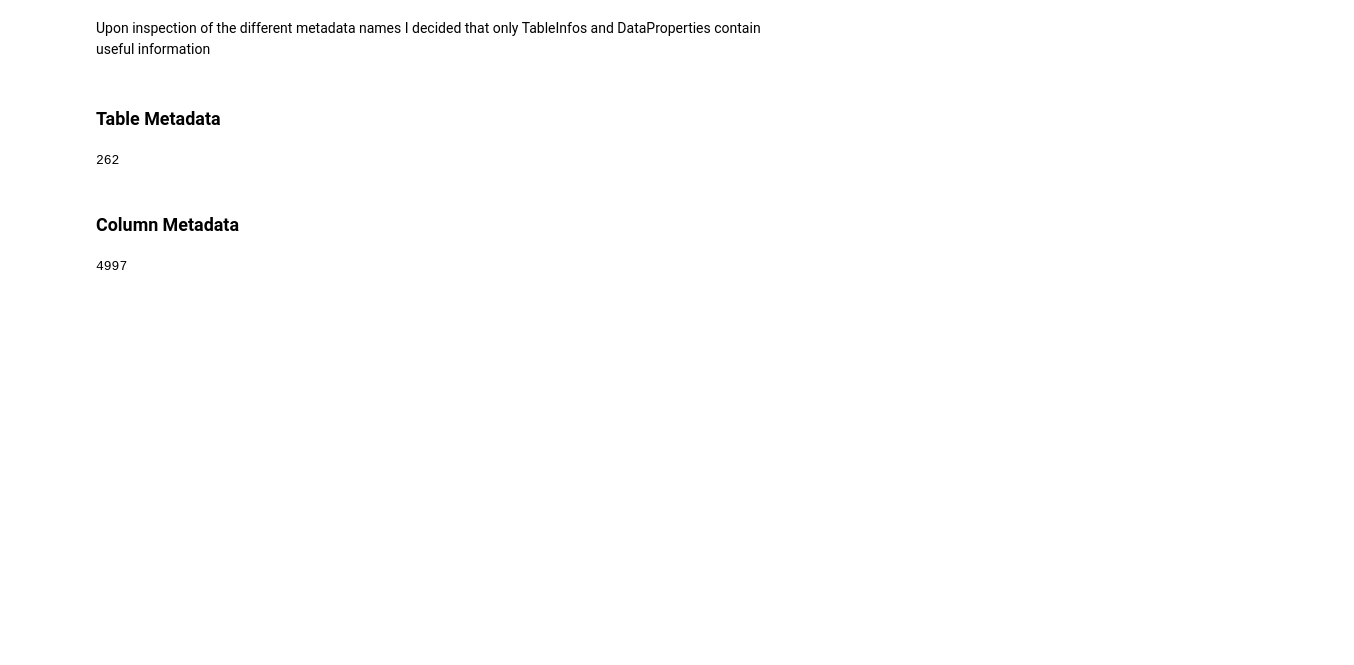
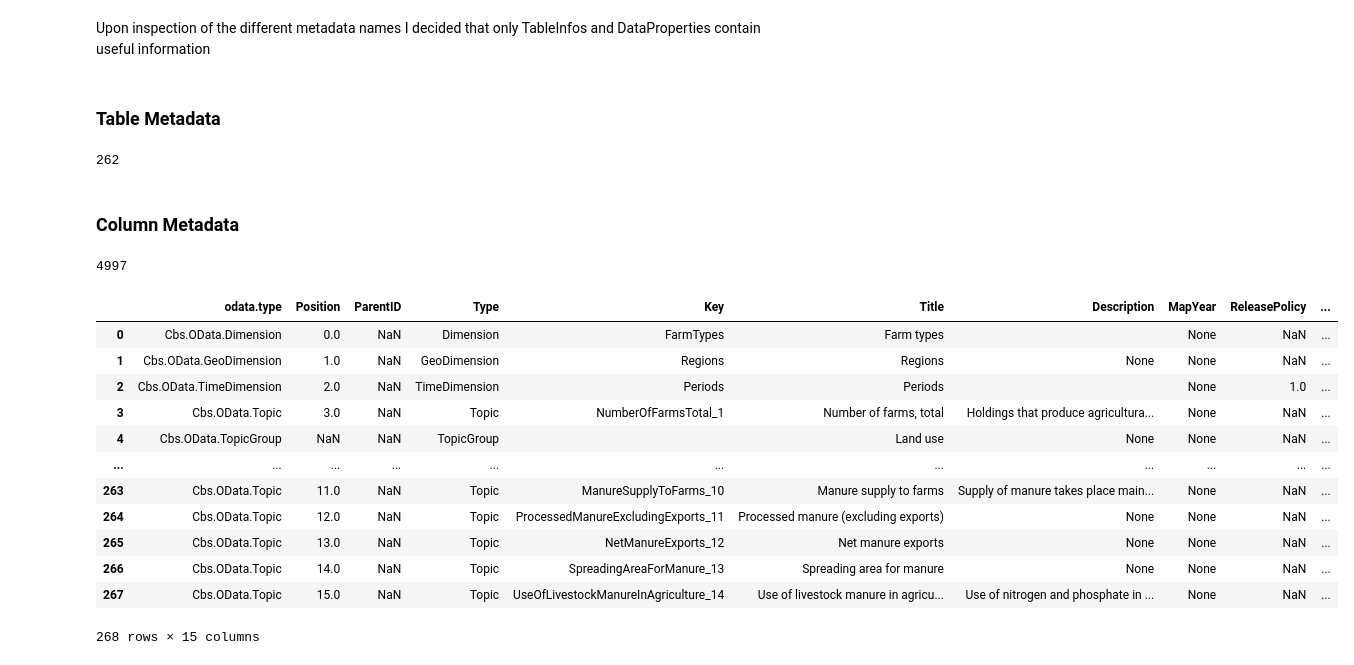
Before and after one commit to DominicVerschoor/CBS-Statistical-Assistant, a Jupyter notebook: data/api2sqldb.ipynb, the cells around one changed output. Drawn from its saved outputs; the diff is of its cells as text; code cells hidden in the pictures; blank space fills up the shorter version.

```diff
--- a/data/api2sqldb.ipynb
+++ b/data/api2sqldb.ipynb
@@ -82,5 +45,5 @@ Non-matching columns: ['ID'] 1
 # %%
 # Create connection to the database
 
-conn = sqlite3.connect('CBSdatabase.db')
-cursor = conn.cursor()
+path = 'CBSdatabase.db'
+data.set_db_path(path)
@@ -239,0 +159,18 @@ metadata_columns.to_sql('metadata_columns', conn, if_exists='replace', index=Fal
+# %%
+ids = data.get_tables_database()
+ids = ids[:5]
+data.get_column_info(ids)
+# %% [output]
+|  | odata.type | Position | ParentID | Type | Key | Title | Description | MapYear | ReleasePolicy | ... |
+| 0 | Cbs.OData.Dimension | 0.0 | NaN | Dimension | FarmTypes | Farm types |  | None | NaN | ... |
+| 1 | Cbs.OData.GeoDimension | 1.0 | NaN | GeoDimension | Regions | Regions | None | None | NaN | ... |
+| 2 | Cbs.OData.TimeDimension | 2.0 | NaN | TimeDimension | Periods | Periods |  | None | 1.0 | ... |
+| 3 | Cbs.OData.Topic | 3.0 | NaN | Topic | NumberOfFarmsTotal_1 | Number of farms, total | Holdings that produce agricultura... | None | NaN | ... |
+| 4 | Cbs.OData.TopicGroup | NaN | NaN | TopicGroup |  | Land use | None | None | NaN | ... |
+| ... | ... | ... | ... | ... | ... | ... | ... | ... | ... | ... |
+| 263 | Cbs.OData.Topic | 11.0 | NaN | Topic | ManureSupplyToFarms_10 | Manure supply to farms | Supply of manure takes place main... | None | NaN | ... |
+| 264 | Cbs.OData.Topic | 12.0 | NaN | Topic | ProcessedManureExcludingExports_11 | Processed manure (excluding exports) | None | None | NaN | ... |
+| 265 | Cbs.OData.Topic | 13.0 | NaN | Topic | NetManureExports_12 | Net manure exports | None | None | NaN | ... |
+| 266 | Cbs.OData.Topic | 14.0 | NaN | Topic | SpreadingAreaForManure_13 | Spreading area for manure | None | None | NaN | ... |
+| 267 | Cbs.OData.Topic | 15.0 | NaN | Topic | UseOfLivestockManureInAgriculture_14 | Use of livestock manure in agricu... | Use of nitrogen and phosphate in ... | None | NaN | ... |
+268 rows × 15 columns
```
Also changed, not shown: parts of 13 cells of this notebook.
